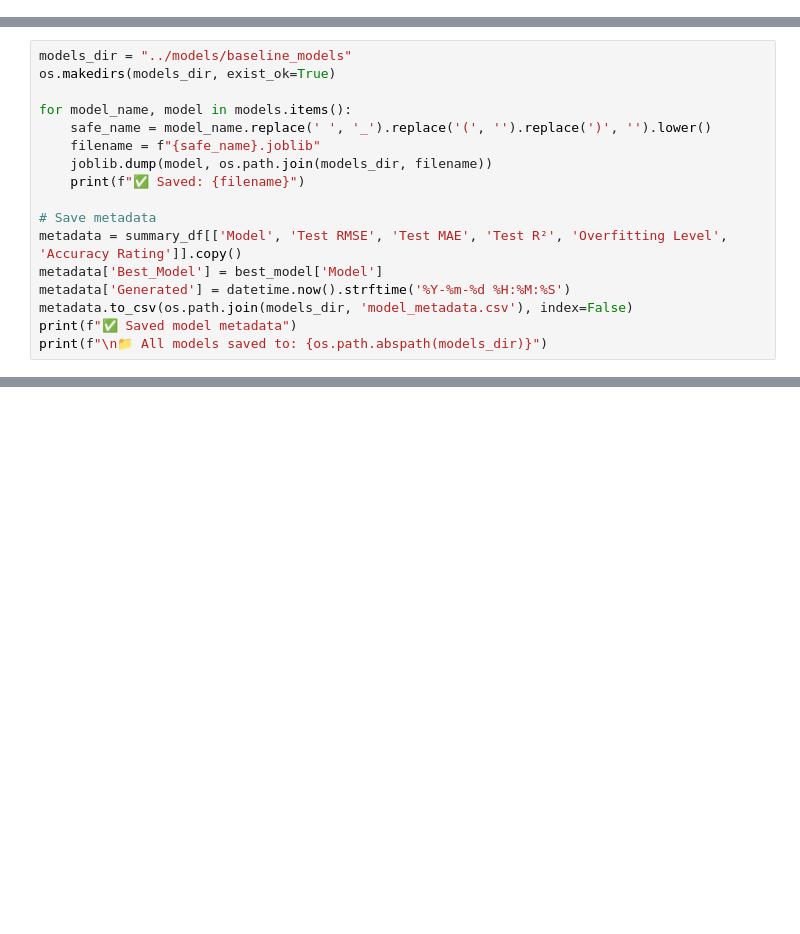
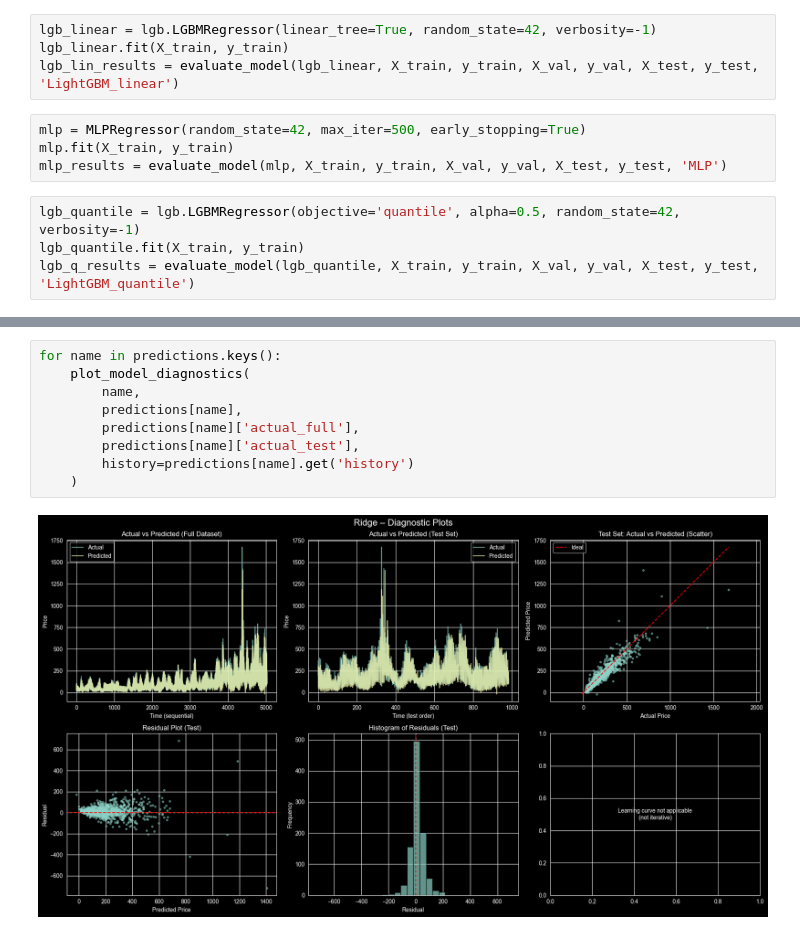
Before and after one commit to Amika1118/DSGP_Group_38, a Jupyter notebook: WholeSale-Price-Model/Notebooks/06_Model_Training.ipynb, the cells around one changed output, grey strips where cells are left out. Drawn from its saved outputs; the diff is of its cells as text; blank space fills up the shorter version.

```diff
--- a/WholeSale-Price-Model/Notebooks/06_Model_Training.ipynb
+++ b/WholeSale-Price-Model/Notebooks/06_Model_Training.ipynb
@@ -171 +89,13 @@ LightGBM (Regularized) Performance:
+# %%
+lgb_linear = lgb.LGBMRegressor(linear_tree=True, random_state=42, verbosity=-1)
+lgb_linear.fit(X_train, y_train)
+lgb_lin_results = evaluate_model(lgb_linear, X_train, y_train, X_val, y_val, X_test, y_test, 'LightGBM_linear')
+# %%
+mlp = MLPRegressor(random_state=42, max_iter=500, early_stopping=True)
+mlp.fit(X_train, y_train)
+mlp_results = evaluate_model(mlp, X_train, y_train, X_val, y_val, X_test, y_test, 'MLP')
+# %%
+lgb_quantile = lgb.LGBMRegressor(objective='quantile', alpha=0.5, random_state=42, verbosity=-1)
+lgb_quantile.fit(X_train, y_train)
+lgb_q_results = evaluate_model(lgb_quantile, X_train, y_train, X_val, y_val, X_test, y_test, 'LightGBM_quantile')
 # %%
@@ -493,17 +105,0 @@ CatBoost (Regularized)   44.167480 48.608610  39.243624 28.999689 0.813733
-# %%
-models_dir = "../models/baseline_models"
-os.makedirs(models_dir, exist_ok=True)
-
-for model_name, model in models.items():
-    safe_name = model_name.replace(' ', '_').replace('(', '').replace(')', '').lower()
-    filename = f"{safe_name}.joblib"
-    joblib.dump(model, os.path.join(models_dir, filename))
-    print(f"✅ Saved: {filename}")
-
-# Save metadata
-metadata = summary_df[['Model', 'Test RMSE', 'Test MAE', 'Test R²', 'Overfitting Level', 'Accuracy Rating']].copy()
-metadata['Best_Model'] = best_model['Model']
-metadata['Generated'] = datetime.now().strftime('%Y-%m-%d %H:%M:%S')
-metadata.to_csv(os.path.join(models_dir, 'model_metadata.csv'), index=False)
-print(f"✅ Saved model metadata")
-print(f"\n📁 All models saved to: {os.path.abspath(models_dir)}")
@@ -516,0 +329,11 @@ print(f"\n📁 All models saved to: {os.path.abspath(models_dir)}")
+# %%
+for name in predictions.keys():
+    plot_model_diagnostics(
+        name,
+        predictions[name],
+        predictions[name]['actual_full'],
+        predictions[name]['actual_test'],
+        history=predictions[name].get('history')
+    )
+# %% [output]
+[figure, added]
```
Also changed, not shown: parts of 28 cells of this notebook, 43 other files.
